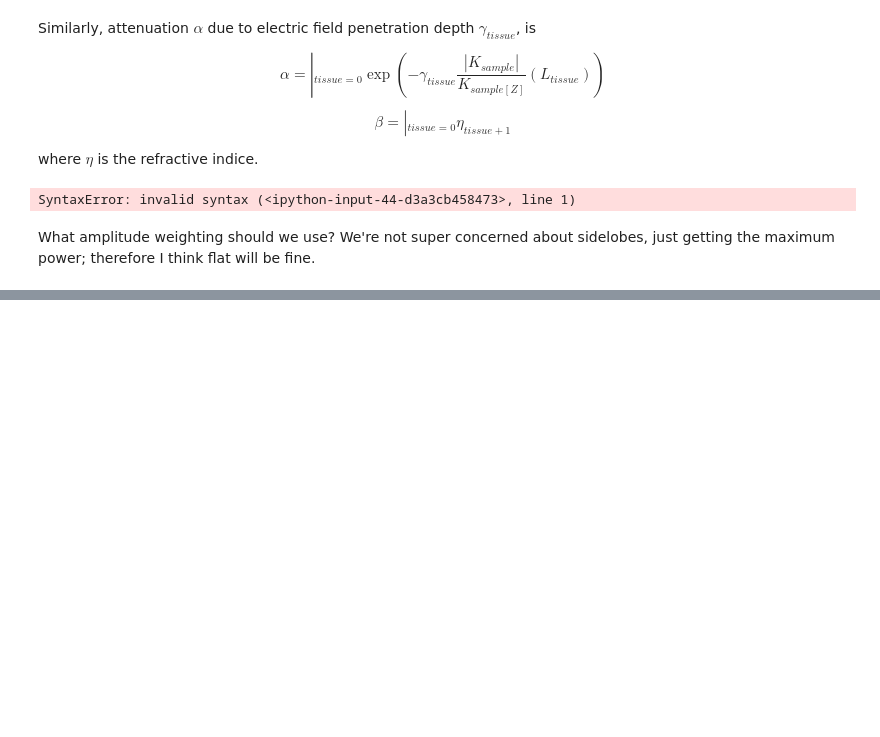
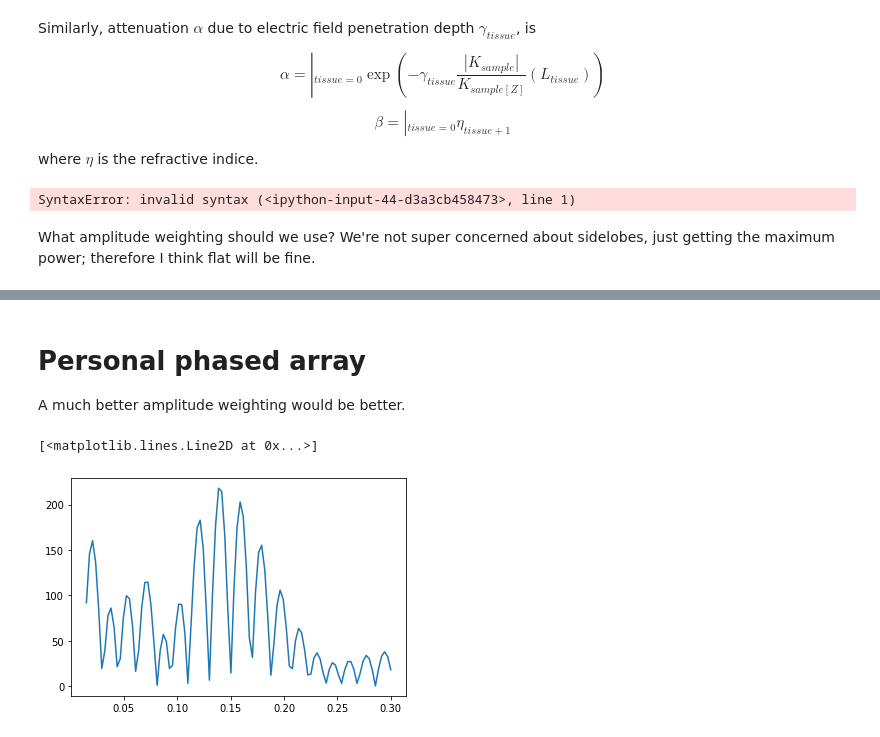
Before and after one commit to 0xDBFB7/covidinator, a Jupyter notebook: documents/phased_array_optimize.ipynb, the cells around one changed output, grey strips where cells are left out. Saved outputs shown, nothing was run; the diff lists cells and outputs as text; code cells hidden in the pictures; blank space fills up the shorter version.

Commit message:
Personal device

```diff
--- a/documents/phased_array_optimize.ipynb
+++ b/documents/phased_array_optimize.ipynb
@@ -164,0 +183,39 @@ IndexError: invalid index to scalar variable.
+# %% [markdown]
+# Personal phased array
+
+A much better amplitude weighting would be better.
+# %%
+focal_z = 0.15
+sample_x = 0
+sample_z = focal_z
+tissue_gamma = 100000
+eps_tissue = 1.0
+max_k = 40
+
+f = 9e9
+element_power = 0.010 #per element
+
+k_tissue = 2 * pi * f * np.sqrt(epsilon_0 * eps_tissue * mu_0)
+
+
+spacing = 0.01
+# spacing = np.linspace(1.0/10000.0, 1.0/10, 50)
+# print(spacing)
+
+# sample_x = np.linspace(-focal_z, focal_z, 100)
+sample_z = np.linspace(focal_z*0.1, focal_z*2, 100)
+
+# sample_x, sample_z = np.meshgrid(sample_x, sample_z)
+
+E = linear_single_tissue_E_test(sample_x, sample_z, focal_z, tissue_gamma, eps_tissue, max_k, spacing, f, element_power)
+
+E = np.abs(E)
+
+# fig, ax = plt.subplots()
+# cs = ax.imshow(E, cmap=cm.plasma, norm=colors.LogNorm())
+# cbar = fig.colorbar(cs)
+
+plt.plot(sample_z, E)
+# %% [output]
+[<matplotlib.lines.Line2D at 0x...>]
+[figure, added]
```
Also changed, not shown: parts of 2 cells of this notebook, 5 other files.
